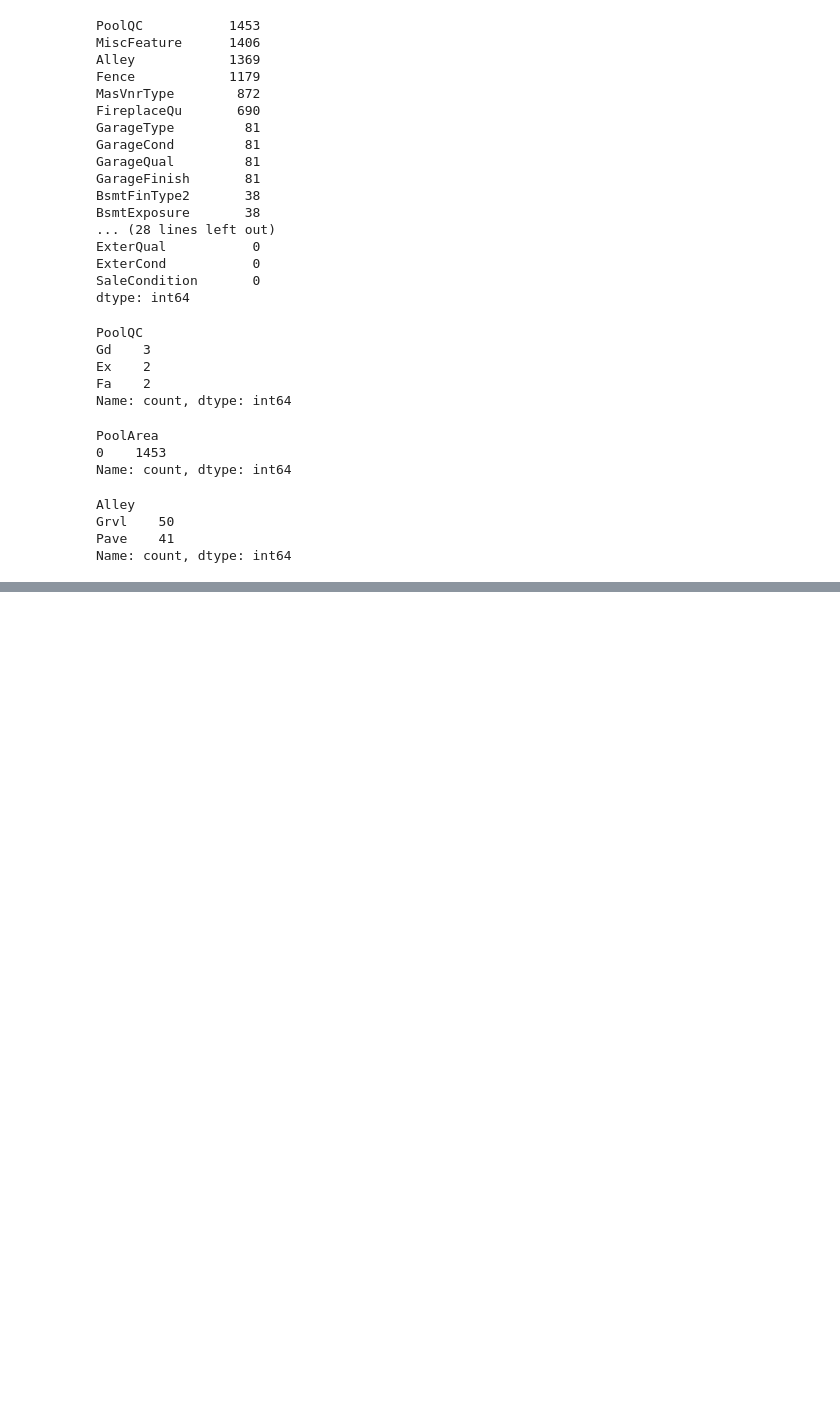
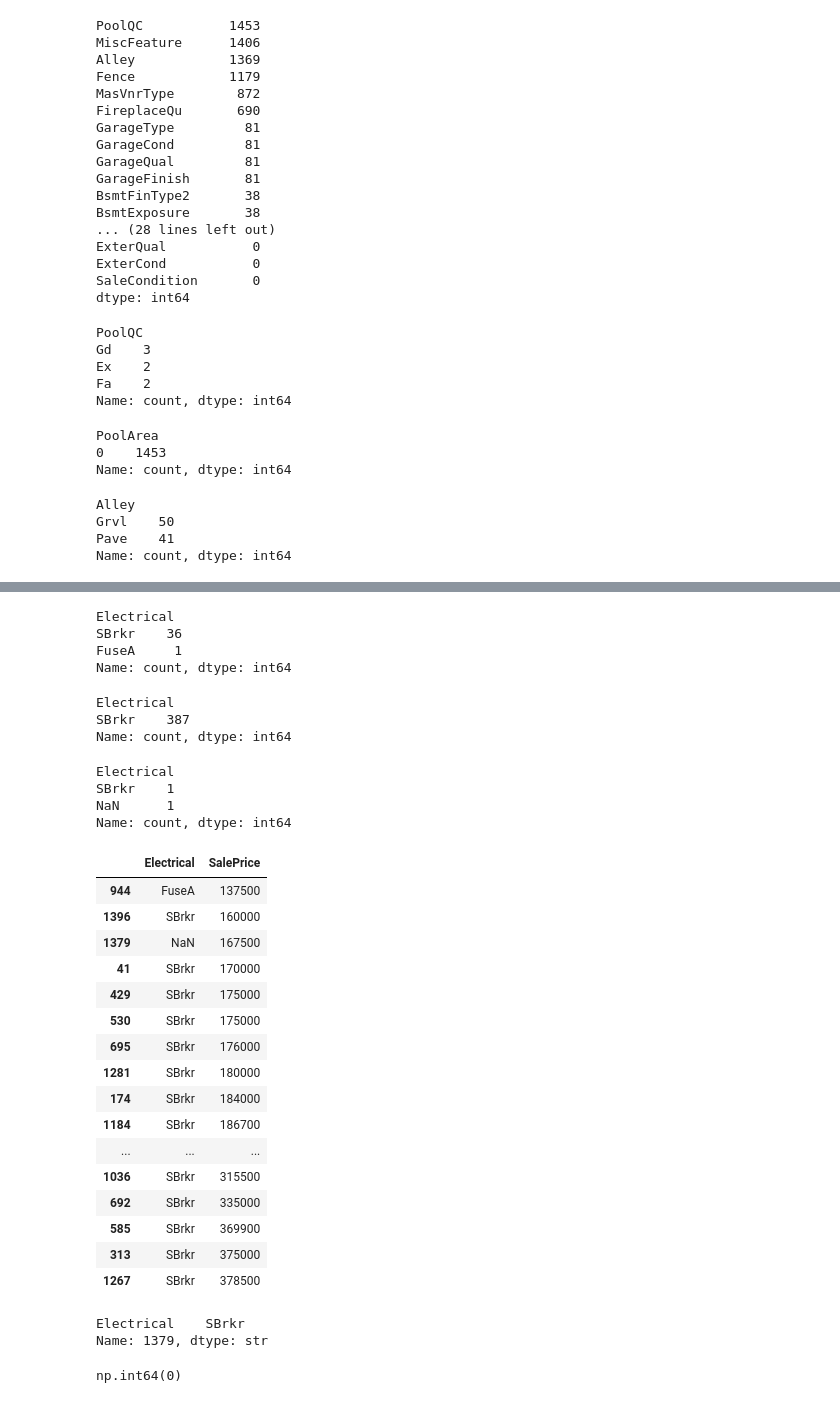
Before and after one commit to kogimurio/house_sales_prediction, a Jupyter notebook: saales_price_predictions.ipynb, the cells around one changed output, grey strips where cells are left out. Saved outputs shown, nothing was run; the diff lists cells and outputs as text; code cells hidden in the pictures; blank space fills up the shorter version.

Commit message:
Imputed electrical feature

```diff
--- a/saales_price_predictions.ipynb
+++ b/saales_price_predictions.ipynb
@@ -205,0 +308,43 @@ Name: count, dtype: int64
+# %%
+dataset[dataset['Neighborhood'] == 'Timber']['Electrical'].value_counts()
+# %% [output]
+Electrical
+SBrkr    36
+FuseA     1
+Name: count, dtype: int64
+# %%
+dataset[dataset['YearBuilt'] >= 2000]['Electrical'].value_counts()
+# %% [output]
+Electrical
+SBrkr    387
+Name: count, dtype: int64
+# %%
+dataset[
+    (dataset['Neighborhood'] == 'Timber') &
+    (dataset['YearBuilt'] >= 2000) &
+    (dataset['HouseStyle'] == 'SLvl')]['Electrical'].value_counts(dropna=False)
+# %% [output]
+Electrical
+SBrkr    1
+NaN      1
+Name: count, dtype: int64
+# %%
+dataset[dataset['Neighborhood'] == 'Timber'][['Electrical', 'SalePrice']].sort_values('SalePrice')
+# %% [output]
+|  | Electrical | SalePrice |
+| 944 | FuseA | 137500 |
+| 1396 | SBrkr | 160000 |
+| 1379 | NaN | 167500 |
+| 41 | SBrkr | 170000 |
+| 429 | SBrkr | 175000 |
+| 530 | SBrkr | 175000 |
+| 695 | SBrkr | 176000 |
+| 1281 | SBrkr | 180000 |
+| 174 | SBrkr | 184000 |
+| 1184 | SBrkr | 186700 |
+| ... | ... | ... |
+| 1036 | SBrkr | 315500 |
+| 692 | SBrkr | 335000 |
+| 585 | SBrkr | 369900 |
+| 313 | SBrkr | 375000 |
+| 1267 | SBrkr | 378500 |
@@ -206 +353,10 @@ Name: count, dtype: int64
+# %%
+dataset.loc[1379, ['Electrical']]
+# %% [output]
+Electrical    SBrkr
+Name: 1379, dtype: str
+# %%
+dataset['Electrical'].isnull().sum()
+# %% [output]
+np.int64(0)
 # %%
```
Also changed, not shown: parts of 11 cells of this notebook.
